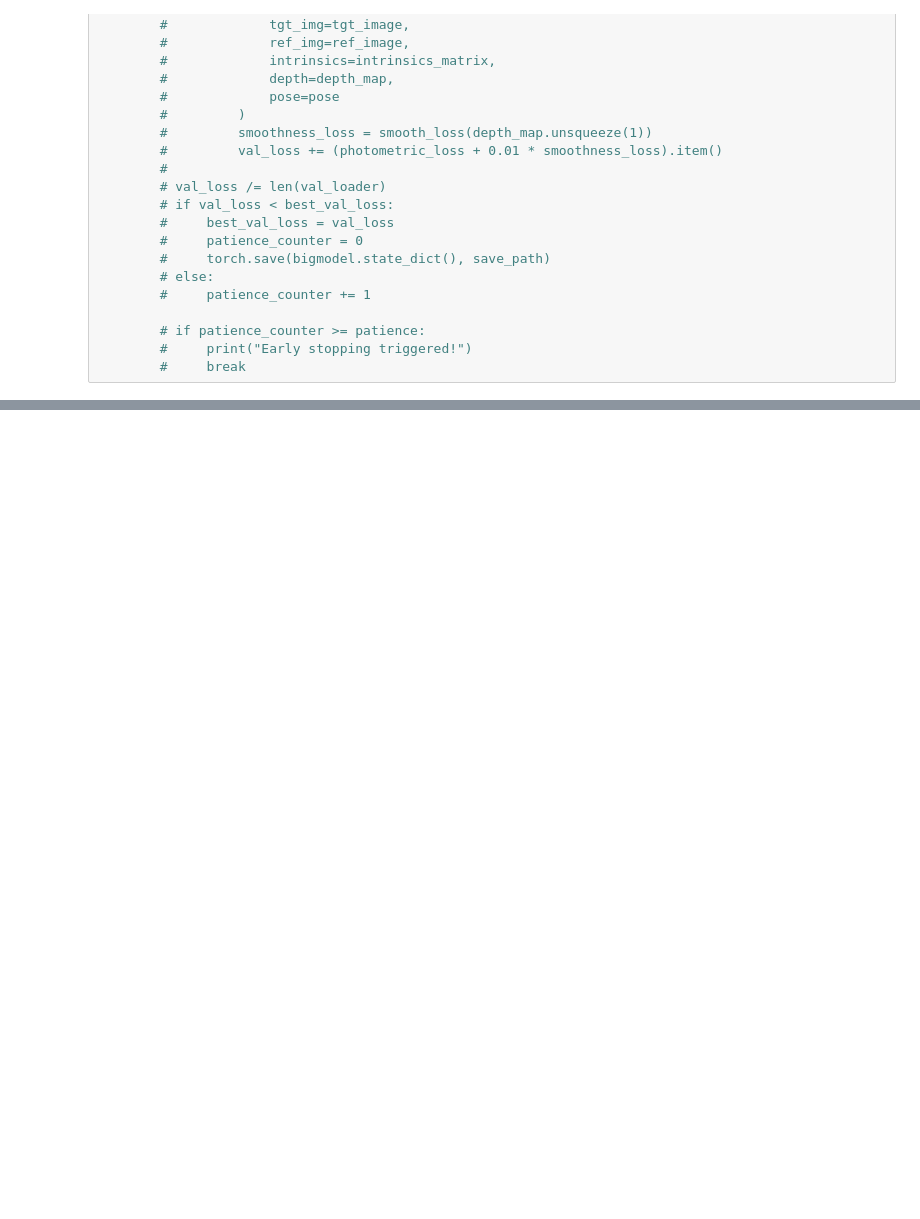
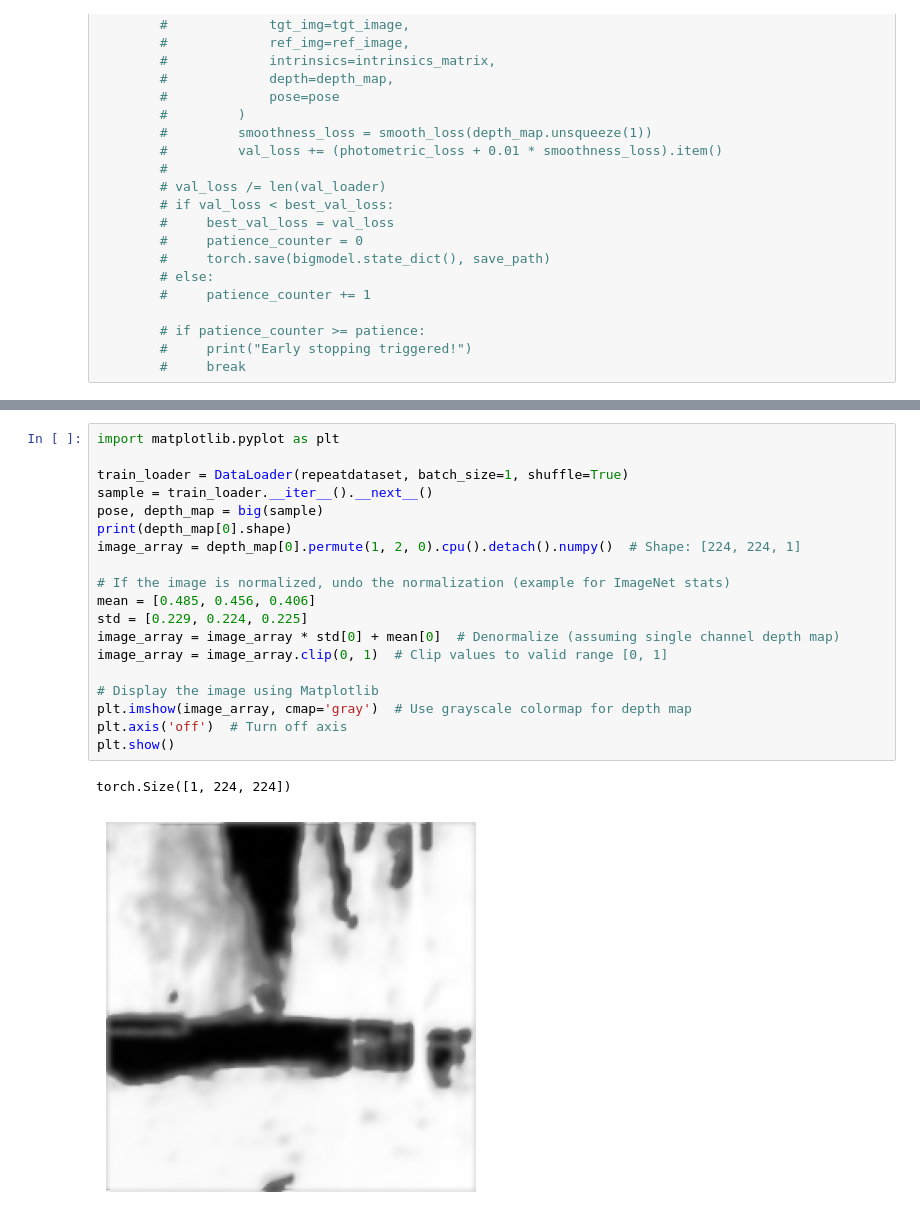
Before and after one commit to jiwoonoh/dino-depth-perception, a Jupyter notebook: model_trial.ipynb, the cells around one changed output, grey strips where cells are left out. Drawn from its saved outputs; the diff is of its cells as text; blank space fills up the shorter version.

```diff
--- a/model_trial.ipynb
+++ b/model_trial.ipynb
@@ -156,0 +175,22 @@ KeyboardInterrupt:
+# %%
+import matplotlib.pyplot as plt
+
+train_loader = DataLoader(repeatdataset, batch_size=1, shuffle=True)
+sample = train_loader.__iter__().__next__()
+pose, depth_map = big(sample)
+print(depth_map[0].shape)
+image_array = depth_map[0].permute(1, 2, 0).cpu().detach().numpy()  # Shape: [224, 224, 1]
+
+# If the image is normalized, undo the normalization (example for ImageNet stats)
+mean = [0.485, 0.456, 0.406]
+std = [0.229, 0.224, 0.225]
+image_array = image_array * std[0] + mean[0]  # Denormalize (assuming single channel depth map)
+image_array = image_array.clip(0, 1)  # Clip values to valid range [0, 1]
+
+# Display the image using Matplotlib
+plt.imshow(image_array, cmap='gray')  # Use grayscale colormap for depth map
+plt.axis('off')  # Turn off axis
+plt.show()
+# %% [output]
+torch.Size([1, 224, 224])
+[figure, added]
```
Also changed, not shown: parts of 2 cells of this notebook, 2 other files.
